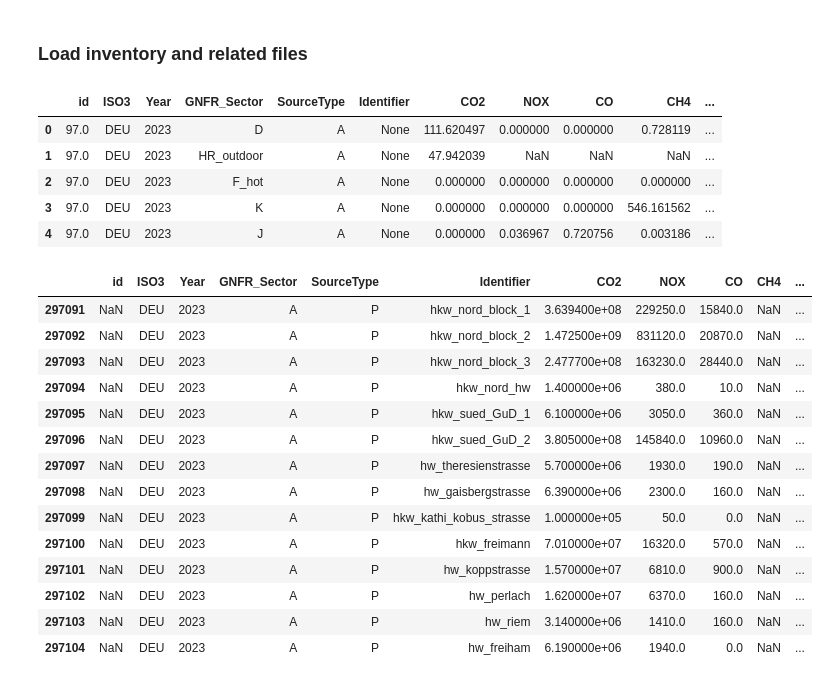
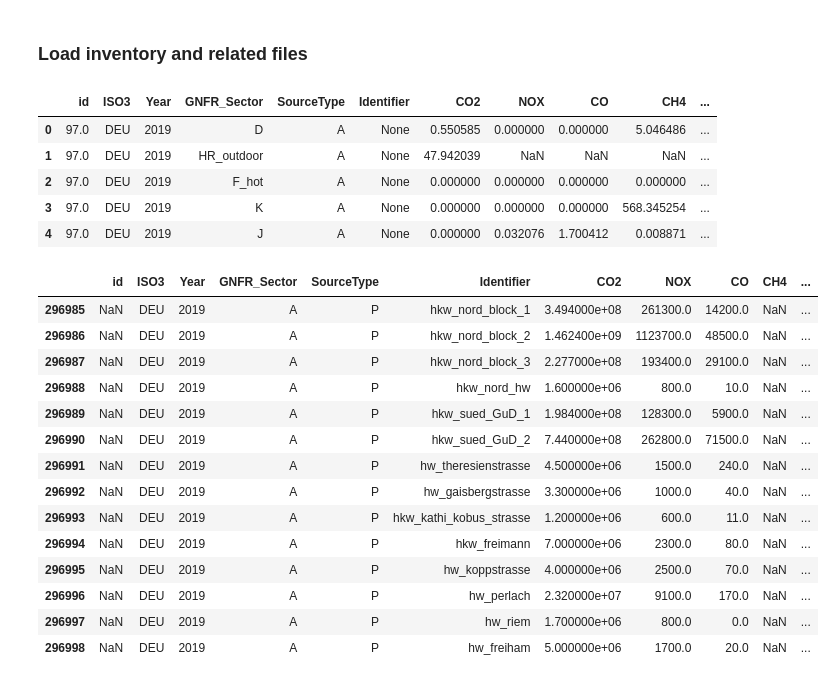
Before and after one commit to tum-esm/tum-mci, a Jupyter notebook: code/convert_to_netcdf.ipynb, the cells around one changed output. Saved outputs shown, nothing was run; the diff lists cells and outputs as text; code cells hidden in the pictures.

```diff
--- a/code/convert_to_netcdf.ipynb
+++ b/code/convert_to_netcdf.ipynb
@@ -20,44 +20,45 @@ from emiproc.utilities import Units
 from emiproc.inventories.utils import drop
 
 plt.style.use("default")
+# %%
+YEAR = 2019
+inv_version = 'v2.5'
 # %% [markdown]
 ### Load inventory and related files
 # %%
 # load inventory gpkg
-YEAR = 2024
-
 root = os.path.dirname(os.path.abspath(''))
-path = os.path.join(root, 'output', str(YEAR), f'Munich_GHGco_v2_4_year{YEAR}.gpkg')
+path = os.path.join(root, 'output', str(YEAR), f'Munich_GHGco_{inv_version}_year{YEAR}.gpkg')
 gdf = gpd.read_file(path)
 
 #gdf.geometry = gdf.geometry.centroid # convert polygons to points
 
 gdf.head()
 # %% [output]
 |  | id | ISO3 | Year | GNFR_Sector | SourceType | Identifier | CO2 | NOX | CO | CH4 | ... |
-| 0 | 97.0 | DEU | 2023 | D | A | None | 111.620497 | 0.000000 | 0.000000 | 0.728119 | ... |
-| 1 | 97.0 | DEU | 2023 | HR_outdoor | A | None | 47.942039 | NaN | NaN | NaN | ... |
-| 2 | 97.0 | DEU | 2023 | F_hot | A | None | 0.000000 | 0.000000 | 0.000000 | 0.000000 | ... |
-| 3 | 97.0 | DEU | 2023 | K | A | None | 0.000000 | 0.000000 | 0.000000 | 546.161562 | ... |
-| 4 | 97.0 | DEU | 2023 | J | A | None | 0.000000 | 0.036967 | 0.720756 | 0.003186 | ... |
+| 0 | 97.0 | DEU | 2019 | D | A | None | 0.550585 | 0.000000 | 0.000000 | 5.046486 | ... |
+| 1 | 97.0 | DEU | 2019 | HR_outdoor | A | None | 47.942039 | NaN | NaN | NaN | ... |
+| 2 | 97.0 | DEU | 2019 | F_hot | A | None | 0.000000 | 0.000000 | 0.000000 | 0.000000 | ... |
+| 3 | 97.0 | DEU | 2019 | K | A | None | 0.000000 | 0.000000 | 0.000000 | 568.345254 | ... |
+| 4 | 97.0 | DEU | 2019 | J | A | None | 0.000000 | 0.032076 | 1.700412 | 0.008871 | ... |
 # %%
 gdf[gdf['GNFR_Sector'] == 'A']
 # %% [output]
 |  | id | ISO3 | Year | GNFR_Sector | SourceType | Identifier | CO2 | NOX | CO | CH4 | ... |
-| 297091 | NaN | DEU | 2023 | A | P | hkw_nord_block_1 | 3.639400e+08 | 229250.0 | 15840.0 | NaN | ... |
-| 297092 | NaN | DEU | 2023 | A | P | hkw_nord_block_2 | 1.472500e+09 | 831120.0 | 20870.0 | NaN | ... |
-| 297093 | NaN | DEU | 2023 | A | P | hkw_nord_block_3 | 2.477700e+08 | 163230.0 | 28440.0 | NaN | ... |
-| 297094 | NaN | DEU | 2023 | A | P | hkw_nord_hw | 1.400000e+06 | 380.0 | 10.0 | NaN | ... |
-| 297095 | NaN | DEU | 2023 | A | P | hkw_sued_GuD_1 | 6.100000e+06 | 3050.0 | 360.0 | NaN | ... |
-| 297096 | NaN | DEU | 2023 | A | P | hkw_sued_GuD_2 | 3.805000e+08 | 145840.0 | 10960.0 | NaN | ... |
-| 297097 | NaN | DEU | 2023 | A | P | hw_theresienstrasse | 5.700000e+06 | 1930.0 | 190.0 | NaN | ... |
-| 297098 | NaN | DEU | 2023 | A | P | hw_gaisbergstrasse | 6.390000e+06 | 2300.0 | 160.0 | NaN | ... |
-| 297099 | NaN | DEU | 2023 | A | P | hkw_kathi_kobus_strasse | 1.000000e+05 | 50.0 | 0.0 | NaN | ... |
-| 297100 | NaN | DEU | 2023 | A | P | hkw_freimann | 7.010000e+07 | 16320.0 | 570.0 | NaN | ... |
-| 297101 | NaN | DEU | 2023 | A | P | hw_koppstrasse | 1.570000e+07 | 6810.0 | 900.0 | NaN | ... |
-| 297102 | NaN | DEU | 2023 | A | P | hw_perlach | 1.620000e+07 | 6370.0 | 160.0 | NaN | ... |
-| 297103 | NaN | DEU | 2023 | A | P | hw_riem | 3.140000e+06 | 1410.0 | 160.0 | NaN | ... |
-| 297104 | NaN | DEU | 2023 | A | P | hw_freiham | 6.190000e+06 | 1940.0 | 0.0 | NaN | ... |
+| 296985 | NaN | DEU | 2019 | A | P | hkw_nord_block_1 | 3.494000e+08 | 261300.0 | 14200.0 | NaN | ... |
+| 296986 | NaN | DEU | 2019 | A | P | hkw_nord_block_2 | 1.462400e+09 | 1123700.0 | 48500.0 | NaN | ... |
+| 296987 | NaN | DEU | 2019 | A | P | hkw_nord_block_3 | 2.277000e+08 | 193400.0 | 29100.0 | NaN | ... |
+| 296988 | NaN | DEU | 2019 | A | P | hkw_nord_hw | 1.600000e+06 | 800.0 | 10.0 | NaN | ... |
+| 296989 | NaN | DEU | 2019 | A | P | hkw_sued_GuD_1 | 1.984000e+08 | 128300.0 | 5900.0 | NaN | ... |
+| 296990 | NaN | DEU | 2019 | A | P | hkw_sued_GuD_2 | 7.440000e+08 | 262800.0 | 71500.0 | NaN | ... |
+| 296991 | NaN | DEU | 2019 | A | P | hw_theresienstrasse | 4.500000e+06 | 1500.0 | 240.0 | NaN | ... |
+| 296992 | NaN | DEU | 2019 | A | P | hw_gaisbergstrasse | 3.300000e+06 | 1000.0 | 40.0 | NaN | ... |
+| 296993 | NaN | DEU | 2019 | A | P | hkw_kathi_kobus_strasse | 1.200000e+06 | 600.0 | 11.0 | NaN | ... |
+| 296994 | NaN | DEU | 2019 | A | P | hkw_freimann | 7.000000e+06 | 2300.0 | 80.0 | NaN | ... |
+| 296995 | NaN | DEU | 2019 | A | P | hw_koppstrasse | 4.000000e+06 | 2500.0 | 70.0 | NaN | ... |
+| 296996 | NaN | DEU | 2019 | A | P | hw_perlach | 2.320000e+07 | 9100.0 | 170.0 | NaN | ... |
+| 296997 | NaN | DEU | 2019 | A | P | hw_riem | 1.700000e+06 | 800.0 | 0.0 | NaN | ... |
+| 296998 | NaN | DEU | 2019 | A | P | hw_freiham | 5.000000e+06 | 1700.0 | 20.0 | NaN | ... |
 # %%
 # Instantiate emiproc inventory
 substances = ['CO2', 'NOX', 'CO', 'CH4', 'PM', 'CO2_bio']
```
Also changed, not shown: parts of 4 cells of this notebook, 1 other file.
